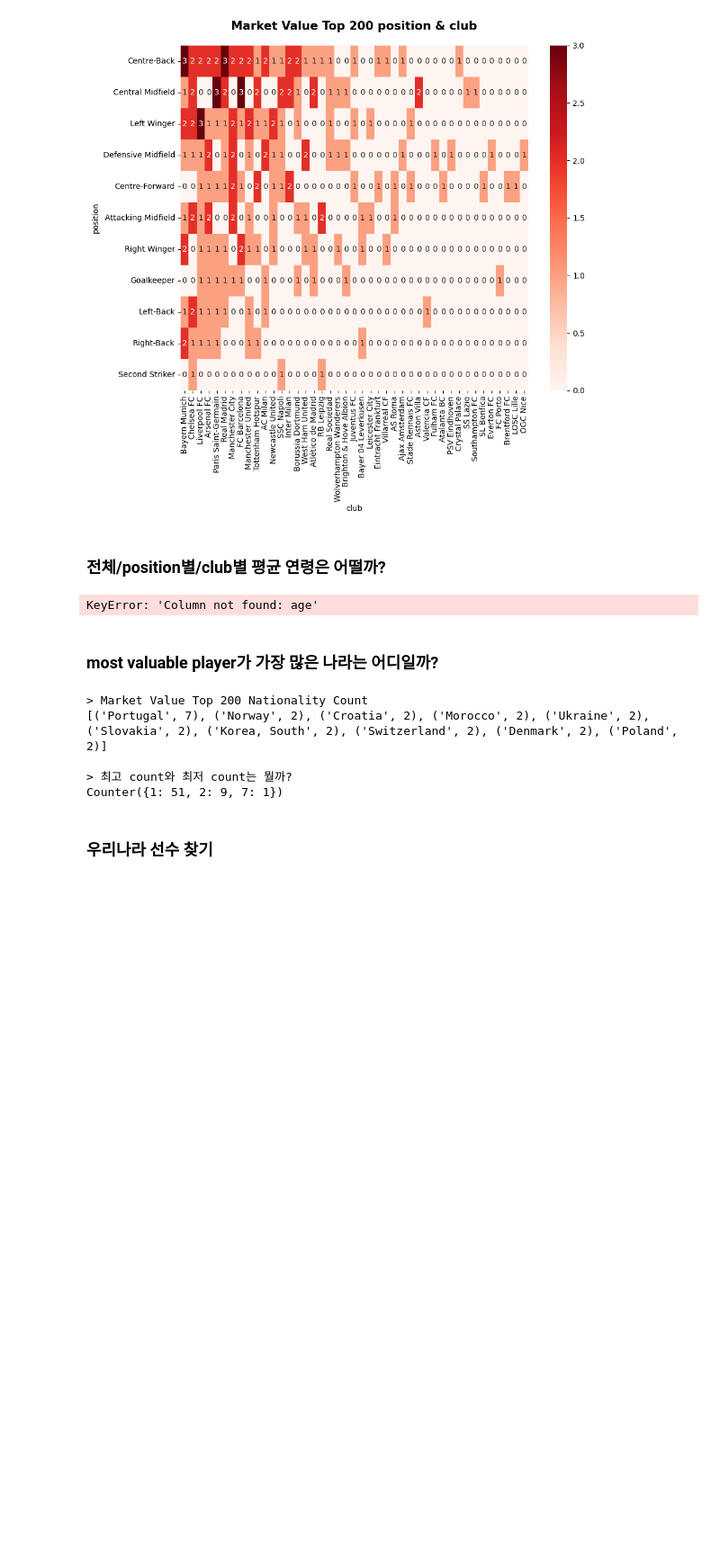
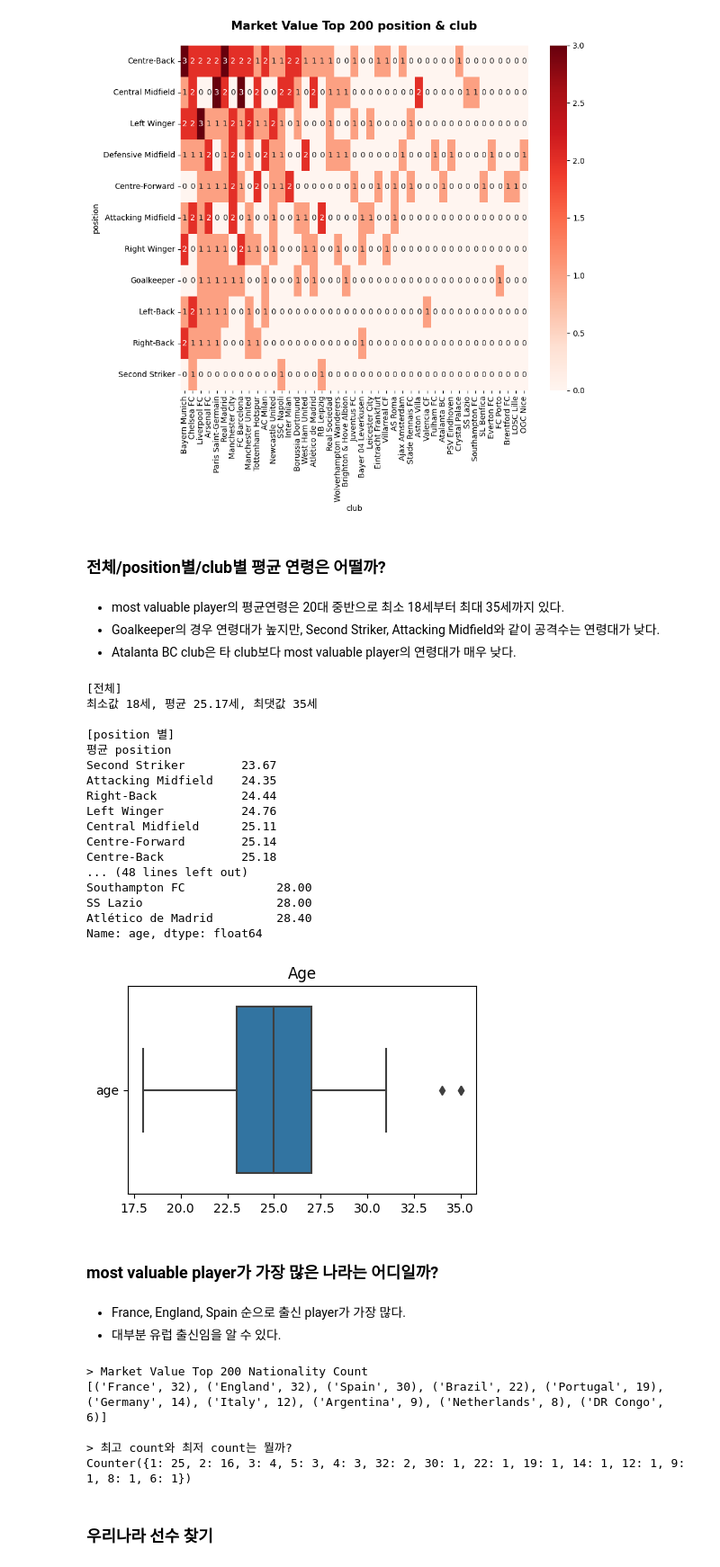
Before and after one commit to narae3759/TIL, a Jupyter notebook: Python/Web/03_Web_crawling2.ipynb, the cells around one changed output. Shown: that part at 90% size. Drawn from its saved outputs; the diff is of its cells as text; code cells hidden in the pictures; blank space fills up the shorter version.

```diff
--- a/Python/Web/03_Web_crawling2.ipynb
+++ b/Python/Web/03_Web_crawling2.ipynb
@@ -182,18 +181,55 @@ plt.show()
 [figure]
 # %% [markdown]
 ### **전체/position별/club별 평균 연령은 어떨까?**
-# %%
-df.groupby('position')['age'].mean()
-# %% [output]
-KeyError: 'Column not found: age'
+# %% [markdown]
+* most valuable player의 평균연령은 20대 중반으로 최소 18세부터 최대 35세까지 있다.
+* Goalkeeper의 경우 연령대가 높지만, Second Striker, Attacking Midfield와 같이 공격수는 연령대가 낮다.
+* Atalanta BC club은 타 club보다 most valuable player의 연령대가 매우 낮다.
+# %%
+df['age'] = df['age'].astype('int')
+
+import seaborn as sns
+
+fig, ax = plt.subplots(figsize=(5, 3))
+
+ax = sns.boxplot(x='age', data=df)
+ax.set_yticklabels(['age'])
+ax.set_xlabel('')
+ax.set_title('Age')
+
+print(f'[전체]\n최소값 {df["age"].min()}세, 평균 {df["age"].mean()}세, 최댓값 {df["age"].max()}세', end='\n\n')
+print(f'[position 별]\n평균 {df.groupby("position")["age"].mean().round(2).sort_values()}', end='\n\n')
+print(f'[club 별]\n평균 {df.groupby("club")["age"].mean().round(2).sort_values()}')
+# %% [output]
+[전체]
+최소값 18세, 평균 25.17세, 최댓값 35세
+
+[position 별]
+평균 position
+Second Striker        23.67
+Attacking Midfield    24.35
+Right-Back            24.44
+Left Winger           24.76
+Central Midfield      25.11
+Centre-Forward        25.14
+Centre-Back           25.18
+... (48 lines left out)
+Southampton FC             28.00
+SS Lazio                   28.00
+Atlético de Madrid         28.40
+Name: age, dtype: float64
+[figure, added]
 # %% [markdown]
 ### **most valuable player가 가장 많은 나라는 어디일까?**
+# %% [markdown]
+* France, England, Spain 순으로 출신 player가 가장 많다.
+* 대부분 유럽 출신임을 알 수 있다.
 # %%
 # 국적에 대한 dictionary 만들기
 nat_dict = {}
 for nat in df['nationality']:
     for n in nat.split('|'):
-        if nat not in nat_dict.keys():
+        if n not in nat_dict.keys():
             nat_dict[n] = 1
         else:
             nat_dict[n] += 1
@@ -211,10 +247,10 @@ print('> 최고 count와 최저 count는 뭘까?')
 print(count)
 # %% [output]
 > Market Value Top 200 Nationality Count
-[('Portugal', 7), ('Norway', 2), ('Croatia', 2), ('Morocco', 2), ('Ukraine', 2), ('Slovakia', 2), ('Korea, South', 2), ('Switzerland', 2), ('Denmark', 2), ('Poland', 2)]
+[('France', 32), ('England', 32), ('Spain', 30), ('Brazil', 22), ('Portugal', 19), ('Germany', 14), ('Italy', 12), ('Argentina', 9), ('Netherlands', 8), ('DR Congo', 6)]
 
 > 최고 count와 최저 count는 뭘까?
-Counter({1: 51, 2: 9, 7: 1})
+Counter({1: 25, 2: 16, 3: 4, 5: 3, 4: 3, 32: 2, 30: 1, 22: 1, 19: 1, 14: 1, 12: 1, 9: 1, 8: 1, 6: 1})
 # %% [markdown]
 ### **우리나라 선수 찾기**
 # %%
```
Also changed, not shown: parts of 2 cells of this notebook.
